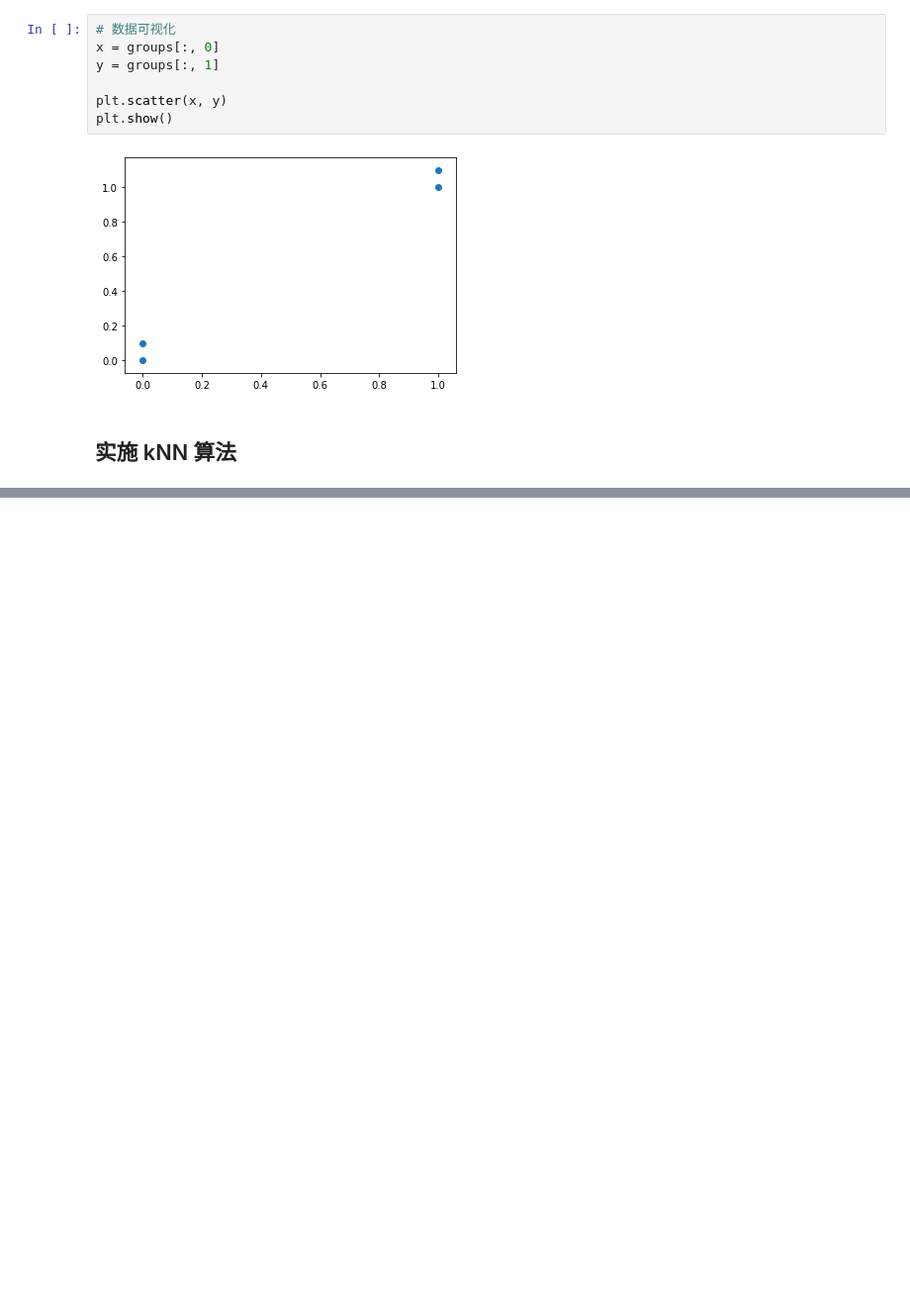
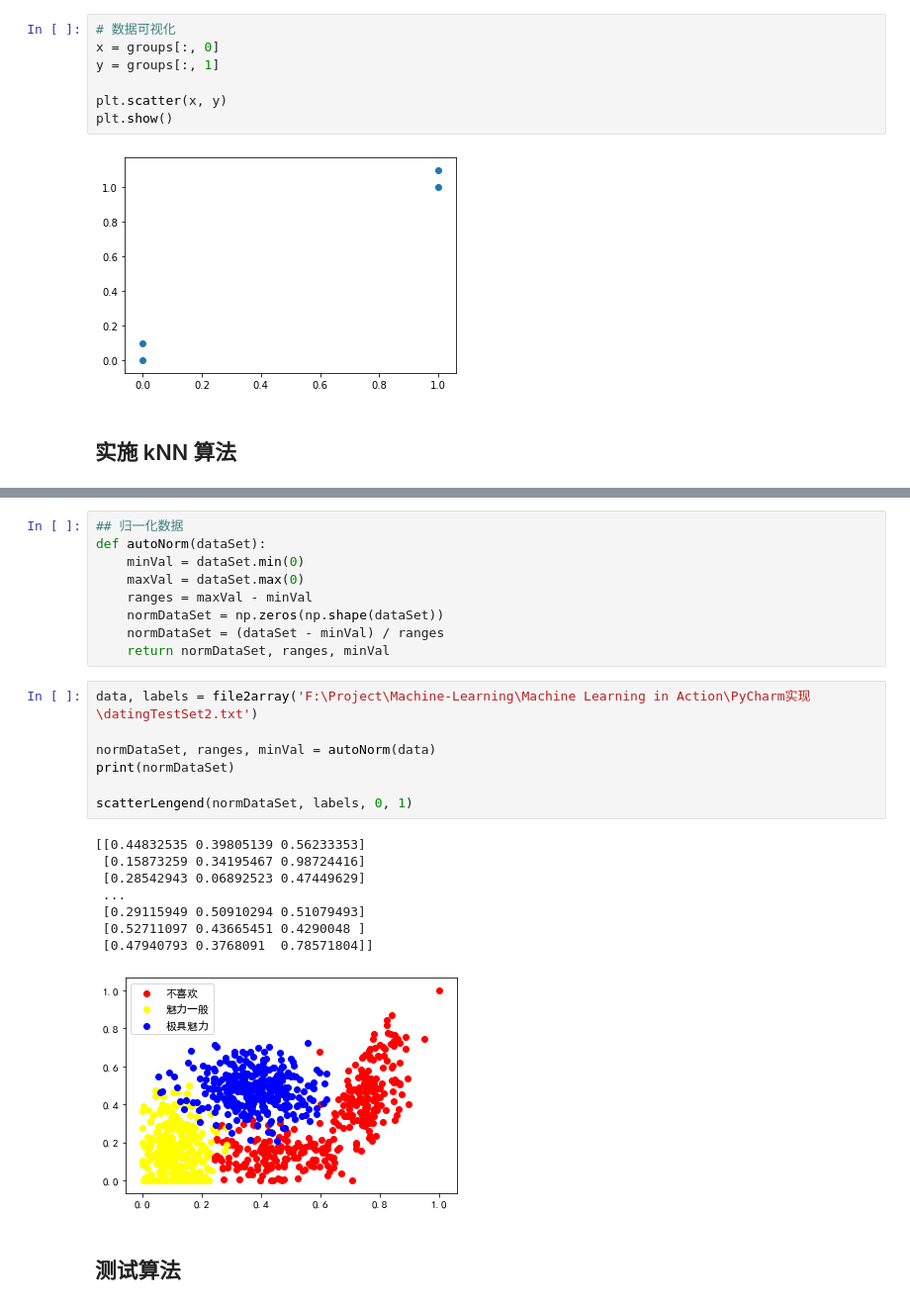
Before and after one commit to adairhu/Machine-Learning, a Jupyter notebook: ML个人笔记/Machine-Learning笔记本.ipynb, the cells around one changed output, grey strips where cells are left out. Shown: that part at 99% size. Cells and saved outputs as stored; diff of their text form; blank space fills up the shorter version.

```diff
--- a/ML个人笔记/Machine-Learning笔记本.ipynb
+++ b/ML个人笔记/Machine-Learning笔记本.ipynb
@@ -117,0 +218,27 @@ classify0([10,10], groups, labels, 3)
+# %%
+## 归一化数据
+def autoNorm(dataSet):
+    minVal = dataSet.min(0)
+    maxVal = dataSet.max(0)
+    ranges = maxVal - minVal
+    normDataSet = np.zeros(np.shape(dataSet))
+    normDataSet = (dataSet - minVal) / ranges
+    return normDataSet, ranges, minVal
+# %%
+data, labels = file2array('F:\Project\Machine-Learning\Machine Learning in Action\PyCharm实现\datingTestSet2.txt')
+
+normDataSet, ranges, minVal = autoNorm(data)
+print(normDataSet)
+
+scatterLengend(normDataSet, labels, 0, 1)
+# %% [output]
+[[0.44832535 0.39805139 0.56233353]
+ [0.15873259 0.34195467 0.98724416]
+ [0.28542943 0.06892523 0.47449629]
+ ...
+ [0.29115949 0.50910294 0.51079493]
+ [0.52711097 0.43665451 0.4290048 ]
+ [0.47940793 0.3768091  0.78571804]]
+[figure, added]
+# %% [markdown]
+## 测试算法
```
Also changed, not shown: parts of 20 cells of this notebook, 1 other file.
